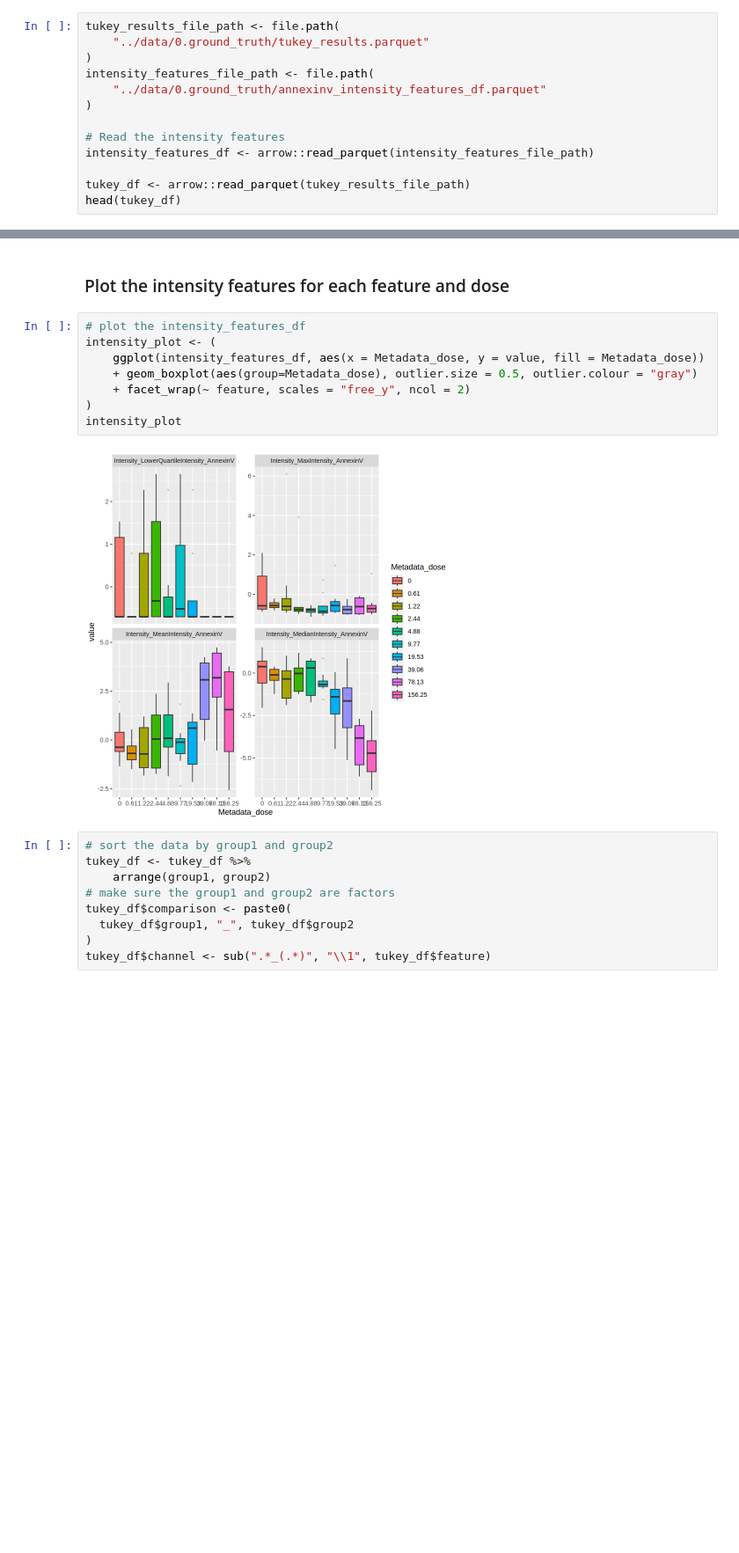
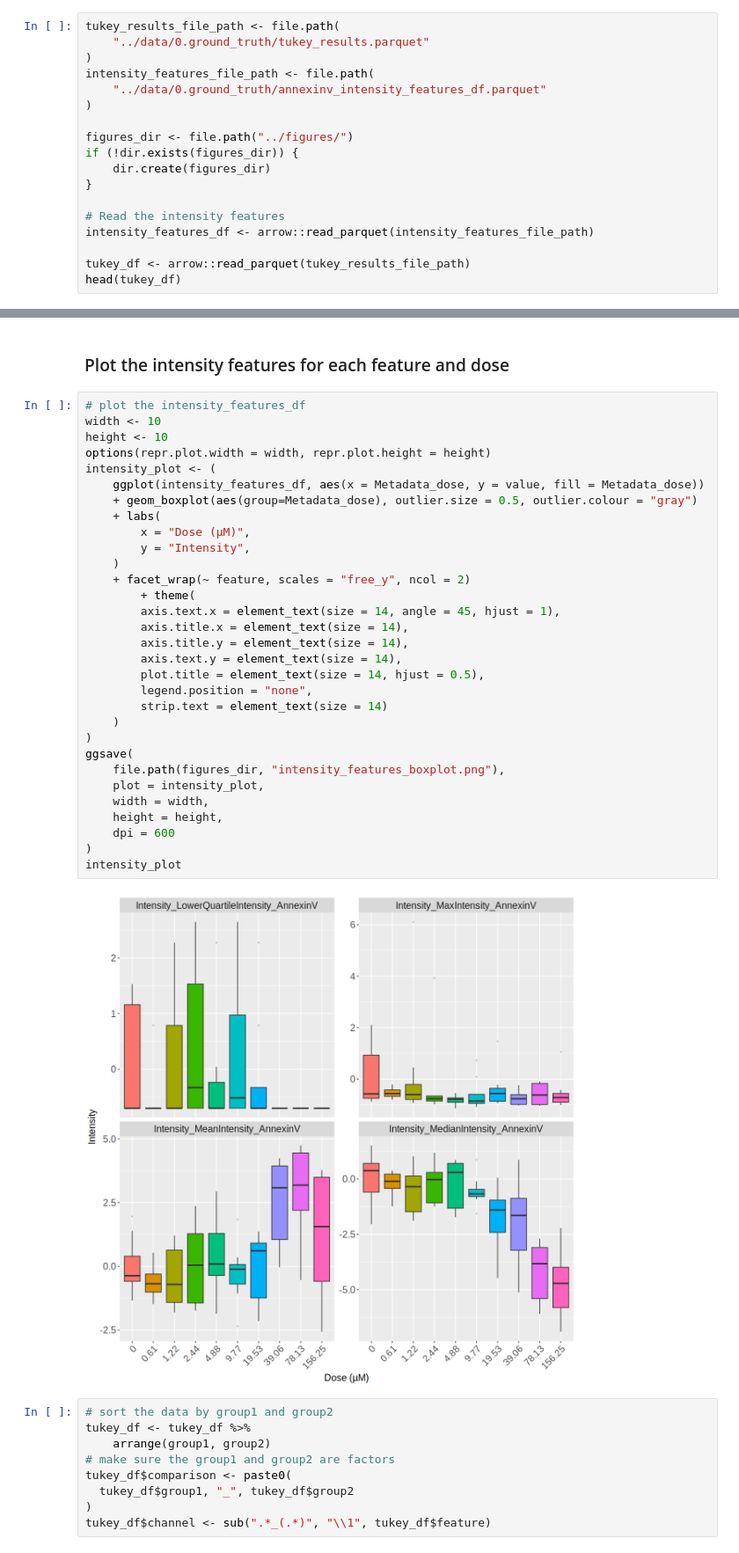
Before and after one commit to WayScience/live_cell_timelapse_apoptosis_analysis, a Jupyter notebook: 1.ground_truth/notebooks/2.plot_terminal_anova.ipynb, the cells around one changed output, grey strips where cells are left out. Shown: that part at 88% size. Drawn from its saved outputs; the diff is of its cells as text; blank space fills up the shorter version.

```diff
--- a/1.ground_truth/notebooks/2.plot_terminal_anova.ipynb
+++ b/1.ground_truth/notebooks/2.plot_terminal_anova.ipynb
@@ -13,6 +13,11 @@ intensity_features_file_path <- file.path(
     "../data/0.ground_truth/annexinv_intensity_features_df.parquet"
 )
 
+figures_dir <- file.path("../figures/")
+if (!dir.exists(figures_dir)) {
+    dir.create(figures_dir)
+}
+
 # Read the intensity features
 intensity_features_df <- arrow::read_parquet(intensity_features_file_path)
 
@@ -78,14 +83,37 @@ intensity_features_df$Metadata_dose <- factor(
 ### Plot the intensity features for each feature and dose
 # %%
 # plot the intensity_features_df
+width <- 10
+height <- 10
+options(repr.plot.width = width, repr.plot.height = height)
 intensity_plot <- (
     ggplot(intensity_features_df, aes(x = Metadata_dose, y = value, fill = Metadata_dose))
     + geom_boxplot(aes(group=Metadata_dose), outlier.size = 0.5, outlier.colour = "gray")
+    + labs(
+        x = "Dose (µM)",
+        y = "Intensity",
+    )
     + facet_wrap(~ feature, scales = "free_y", ncol = 2)
+        + theme(
+        axis.text.x = element_text(size = 14, angle = 45, hjust = 1),
+        axis.title.x = element_text(size = 14),
+        axis.title.y = element_text(size = 14),
+        axis.text.y = element_text(size = 14),
+        plot.title = element_text(size = 14, hjust = 0.5),
+        legend.position = "none",
+        strip.text = element_text(size = 14)
+    )
+)
+ggsave(
+    file.path(figures_dir, "intensity_features_boxplot.png"),
+    plot = intensity_plot,
+    width = width,
+    height = height,
+    dpi = 600
 )
 intensity_plot
 # %% [output]
-[figure, old version]
+[figure, new version]
 # %%
 # sort the data by group1 and group2
 tukey_df <- tukey_df %>%
```
Also changed, not shown: parts of 1 cell of this notebook, 7 other files.
